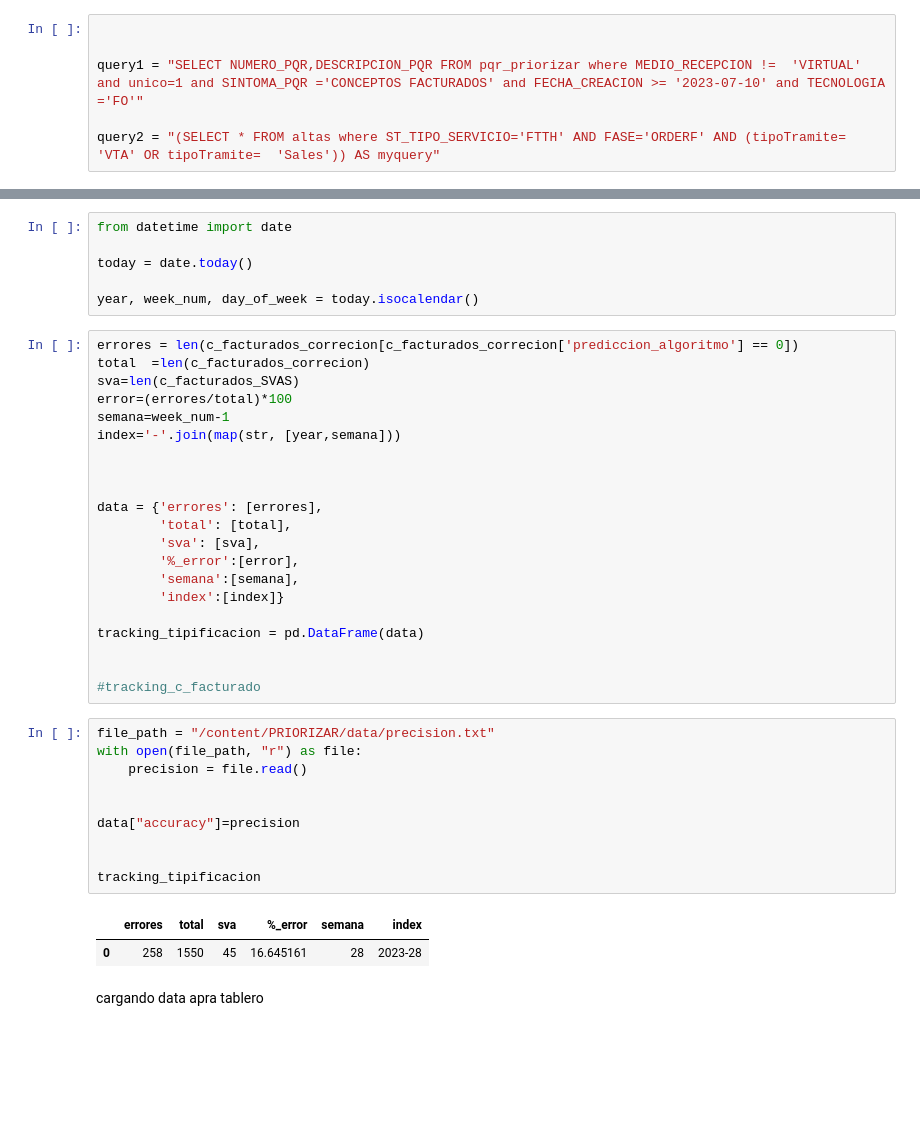
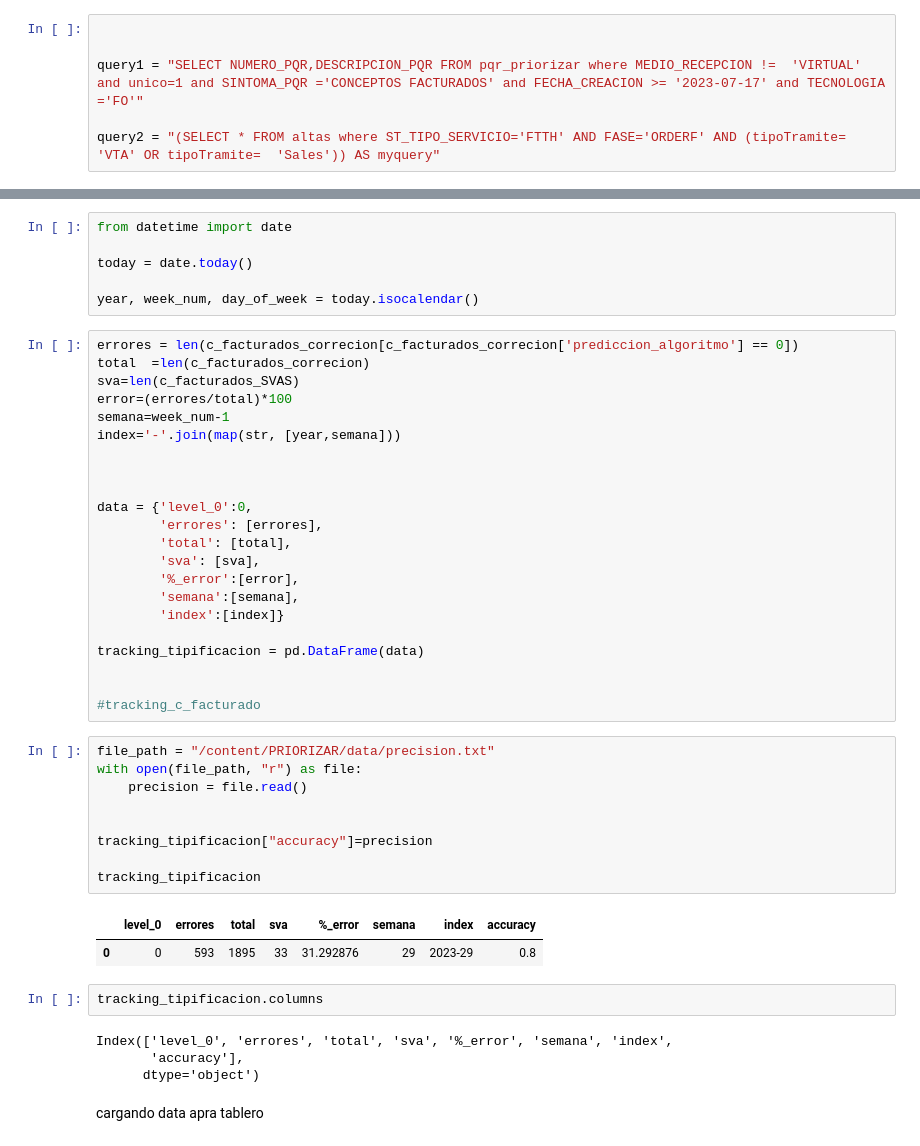
Before and after one commit to etb-git/PRIORIZAR, a Jupyter notebook: notebook/predecir.ipynb, the cells around one changed output, grey strips where cells are left out. Drawn from its saved outputs; the diff is of its cells as text; blank space fills up the shorter version.

```diff
--- a/notebook/predecir.ipynb
+++ b/notebook/predecir.ipynb
@@ -95,7 +65,7 @@ import sqlite3
 # %%
 
 
-query1 = "SELECT NUMERO_PQR,DESCRIPCION_PQR FROM pqr_priorizar where MEDIO_RECEPCION !=  'VIRTUAL' and unico=1 and SINTOMA_PQR ='CONCEPTOS FACTURADOS' and FECHA_CREACION >= '2023-07-10' and TECNOLOGIA ='FO'"
+query1 = "SELECT NUMERO_PQR,DESCRIPCION_PQR FROM pqr_priorizar where MEDIO_RECEPCION !=  'VIRTUAL' and unico=1 and SINTOMA_PQR ='CONCEPTOS FACTURADOS' and FECHA_CREACION >= '2023-07-17' and TECNOLOGIA ='FO'"
 
 query2 = "(SELECT * FROM altas where ST_TIPO_SERVICIO='FTTH' AND FASE='ORDERF' AND (tipoTramite= 'VTA' OR tipoTramite=  'Sales')) AS myquery"
 # %%
@@ -336,7 +292,8 @@ index='-'.join(map(str, [year,semana]))
 
 
 
-data = {'errores': [errores],
+data = {'level_0':0,
+        'errores': [errores],
         'total': [total],
         'sva': [sva],
         '%_error':[error],
@@ -350,16 +307,21 @@ tracking_tipificacion = pd.DataFrame(data)
 # %%
 file_path = "/content/PRIORIZAR/data/precision.txt"
 with open(file_path, "r") as file:
     precision = file.read()
 
 
-data["accuracy"]=precision
-
+tracking_tipificacion["accuracy"]=precision
 
 tracking_tipificacion
 # %% [output]
-|  | errores | total | sva | %_error | semana | index |
-| 0 | 258 | 1550 | 45 | 16.645161 | 28 | 2023-28 |
+|  | level_0 | errores | total | sva | %_error | semana | index | accuracy |
+| 0 | 0 | 593 | 1895 | 33 | 31.292876 | 29 | 2023-29 | 0.8 |
+# %%
+tracking_tipificacion.columns
+# %% [output]
+Index(['level_0', 'errores', 'total', 'sva', '%_error', 'semana', 'index',
+       'accuracy'],
+      dtype='object')
 # %% [markdown]
 cargando data apra tablero
 # %%
```
Also changed, not shown: parts of 22 cells of this notebook, 2 other files.
